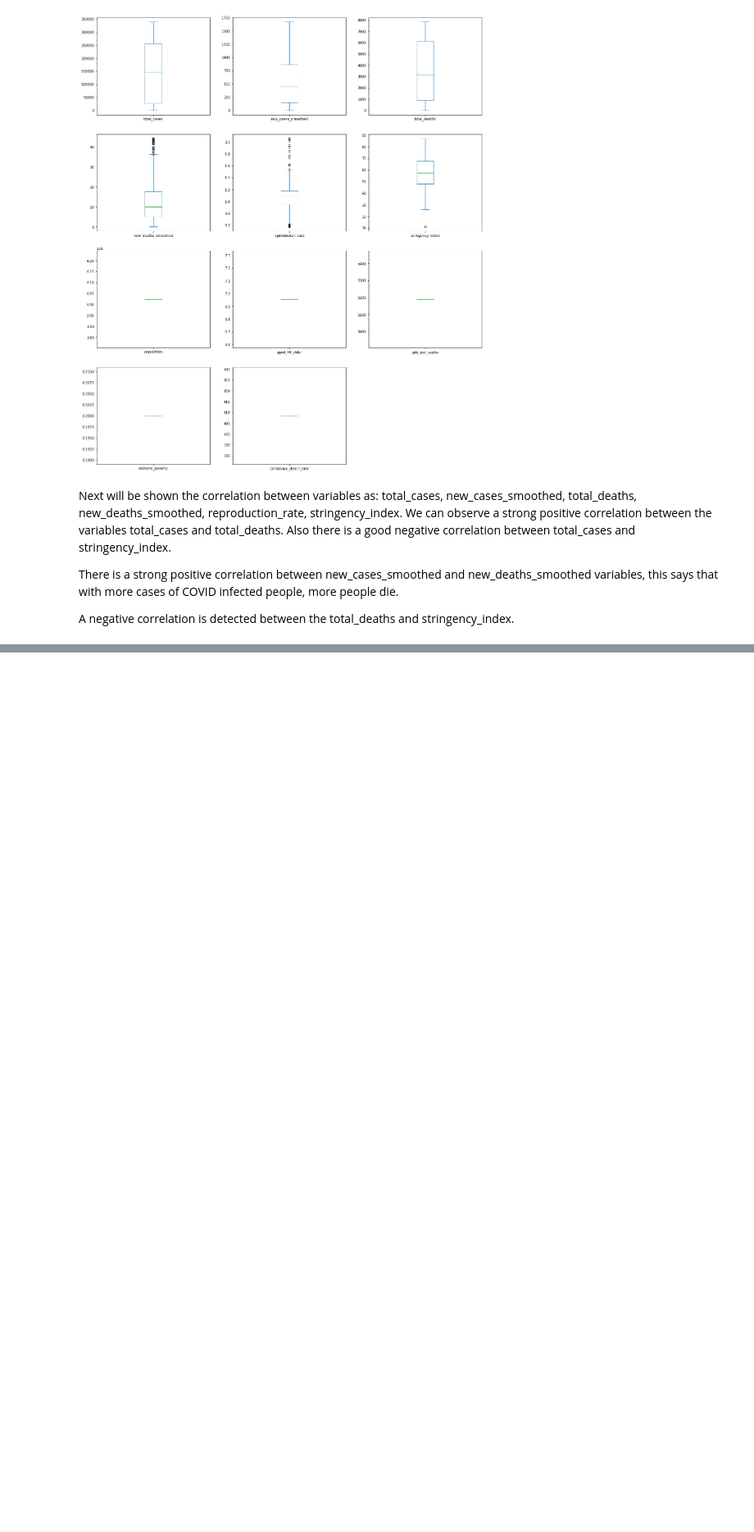
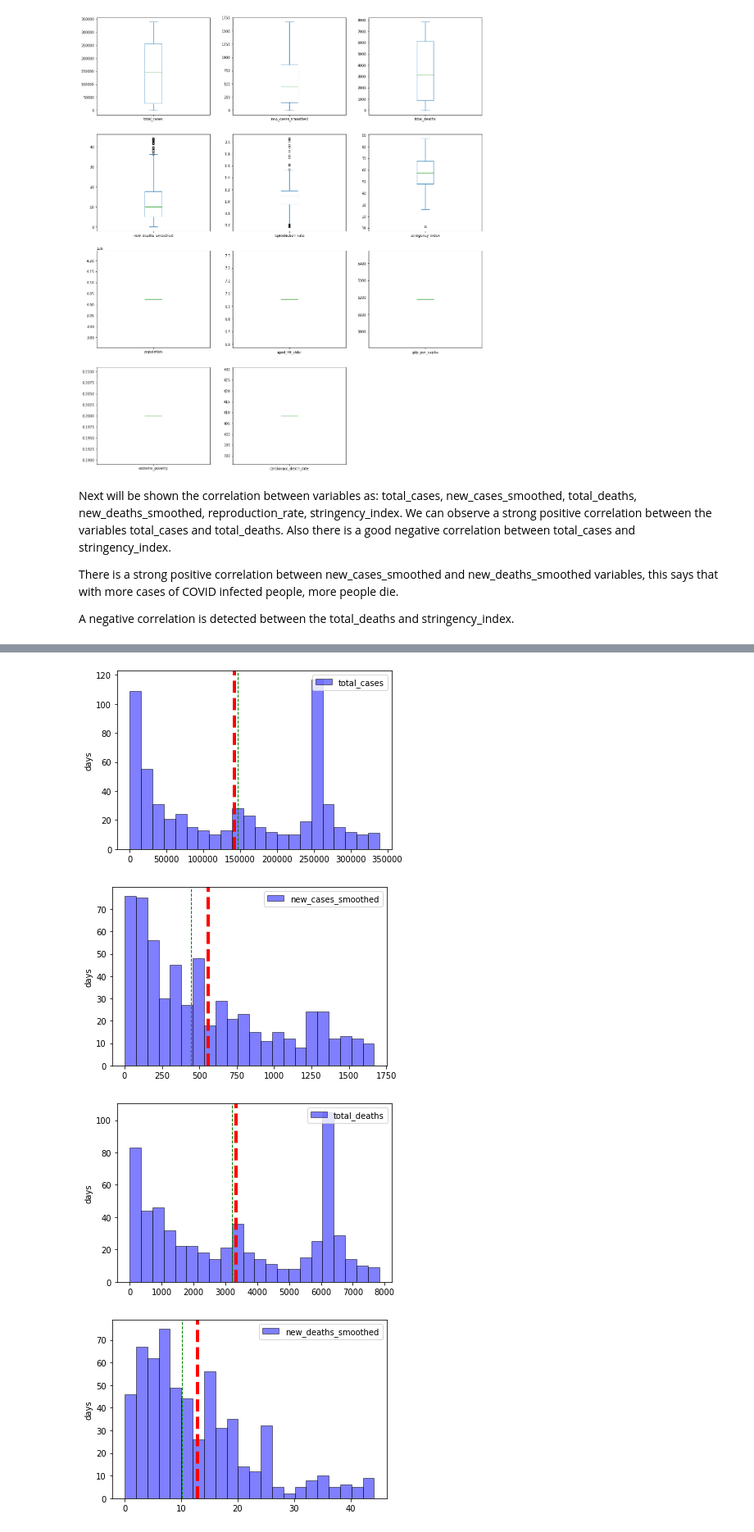
Before and after one commit to iondodon/covid19, a Jupyter notebook: mirela.ipynb, the cells around one changed output, grey strips where cells are left out. Shown at 82% size. Saved outputs shown, nothing was run; the diff lists cells and outputs as text; code cells hidden in the pictures; blank space fills up the shorter version.

```diff
--- a/mirela.ipynb
+++ b/mirela.ipynb
@@ -249,0 +247,21 @@ dataset.corr()
+# %%
+dataset['new_cases_smoothed'] = dataset['new_cases_smoothed'].fillna(dataset['new_cases_smoothed'].mean())
+dataset['total_deaths'] = dataset['total_deaths'].fillna(dataset['total_deaths'].mean())
+dataset['new_deaths_smoothed'] = dataset['new_deaths_smoothed'].fillna(dataset['new_deaths_smoothed'].median())
+dataset['reproduction_rate'] = dataset['reproduction_rate'].fillna(dataset['reproduction_rate'].mean())
+# %%
+without = ['date', 'location','population', 'aged_70_older', 'gdp_per_capita', 'extreme_poverty', 'cardiovasc_death_rate']
+for column in dataset.columns:
+    if column in without:
+        continue
+    plt.hist(dataset[column], bins=bins, alpha=0.5, label=column, color='blue', edgecolor='black')
+    plt.axvline(dataset[column].mean(), color ='red', linewidth = 4, linestyle = 'dashed')
+    plt.axvline(dataset[column].median(), color ='green', linewidth = 1, linestyle = 'dashed')
+    plt.legend(loc='upper right')
+    plt.ylabel('days')
+    plt.show()
+# %% [output]
+[figure, added]
+[figure, added]
+[figure, added]
+[figure, added]
```
Also changed, not shown: parts of 4 cells of this notebook.
